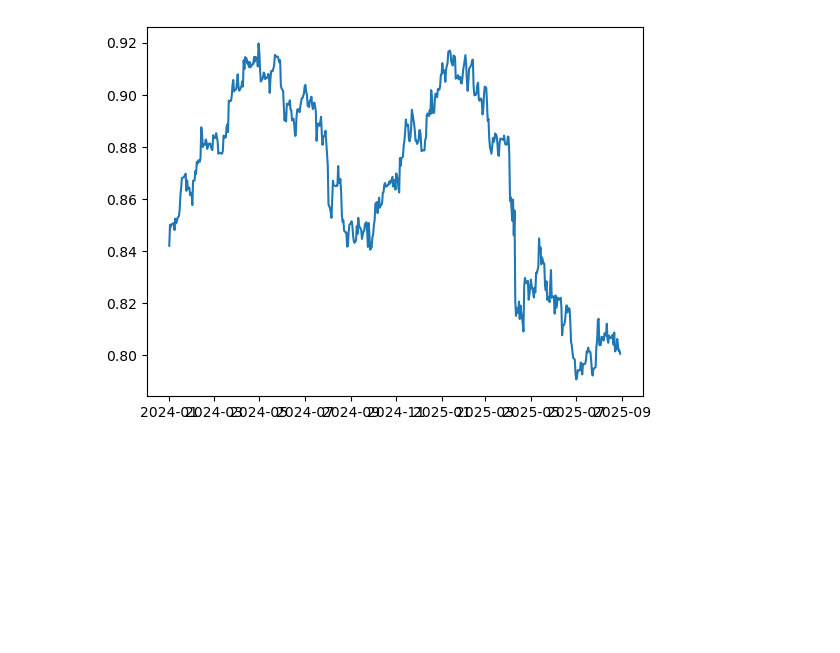
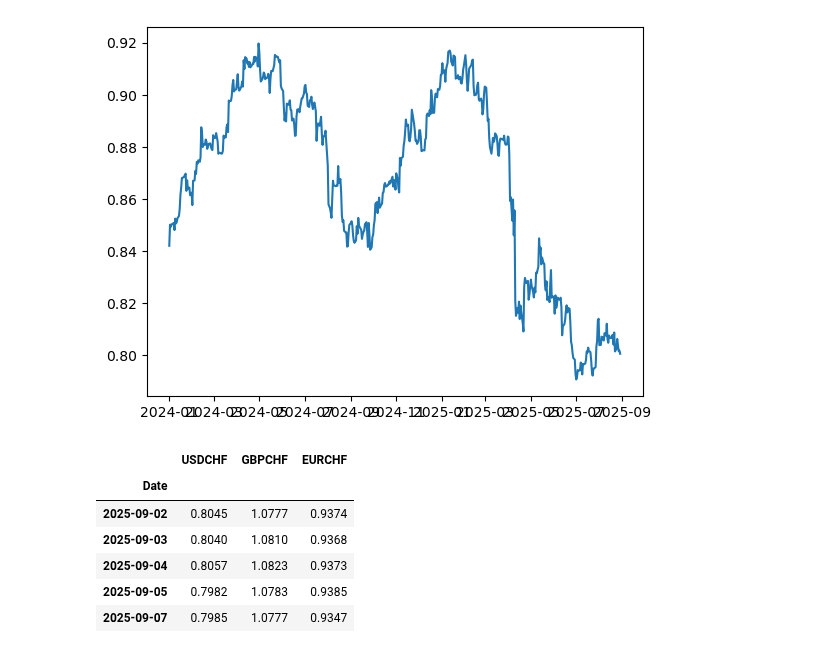
Before and after one commit to nimchimpski/GeoQuant, a Jupyter notebook: eod.ipynb, the cells around one changed output. Saved outputs shown, nothing was run; the diff lists cells and outputs as text; code cells hidden in the pictures; blank space fills up the shorter version.

Commit message:
added FX returns w/ shifting

```diff
--- a/eod.ipynb
+++ b/eod.ipynb
@@ -16,11 +16,11 @@ today = time.strftime("%Y-%m-%d")
 # EQUITY FETCH WITH EOD
 tickers1 = ['ULVR.LSE', 'EMIM.LSE', 'ERNS.LSE', 'IBM.NYSE', 'SGLN.LSE', 'VUAG.LSE', 'WSML.LSE', 'XMWX.LSE']
 
-tickers=['IBM.US']
+tickers=['USDCHF.FOREX']
 
 # EODHD params (provider-specific)
 params_eq = {
-    'from': '2025-01-01',  # EODHD uses from/to
+    'from': '2015-01-01',  # EODHD uses from/to
     'to': today,
     'api_token': EOD_API
 }
@@ -117,6 +42,0 @@ fxdata = requests.get(f'https://api.tiingo.com/tiingo/fx/{ccy}/prices?startDate=
-# %%
-df = pd.read_csv(io.BytesIO(fxdata),header=0, skiprows=[1], parse_dates=[0], index_col=0).sort_index()
-# adj = df['adjClose']
-# close=df['close']
-print(list(df.columns))
-df.index.dtype
@@ -126,6 +42,0 @@ datetime64[ns, UTC]
-# %%
-df = pd.read_csv(io.BytesIO(data),header=0, skiprows=[1], parse_dates=[0], index_col=0).sort_index()
-# adj = df['adjClose']
-# close=df['close']
-print(list(df.columns))
-df.index.dtype
@@ -157,3 +65,80 @@ date
 2025-08-29 00:00:00+00:00    0.800605
 Name: close, Length: 521, dtype: float64
 [figure]
+# %%
+# Fetch and prepare FX Close series from EODHD (UTC close) for CHF conversions
+import io
+import requests
+import pandas as pd
+import os
+
+EOD_API = os.getenv('eod_api_key', EOD_API if 'EOD_API' in globals() else None)
+assert EOD_API, "Missing EOD API key: set eod_api_key in your .env"
+
+pairs = ['USDCHF.FOREX', 'GBPCHF.FOREX', 'EURCHF.FOREX']
+
+def fetch_fx_close(pair: str, start: str = '1990-01-01', end: str = today) -> pd.Series:
+    url = f'https://eodhd.com/api/eod/{pair}'
+    params = {
+        'api_token': EOD_API,
+        'from': start,
+        'to': end,
+        'fmt': 'csv'
+    }
+    r = requests.get(url, params=params, timeout=30)
+    if r.status_code >= 400:
+        print(f"{pair}: HTTP {r.status_code} {r.reason}")
+        return pd.Series(dtype='float64')
+    data = r.content
+    # Guard JSON error payloads
+    if data[:1] in (b'{', b'['):
+        try:
+            msg = data.decode('utf-8', errors='ignore')[:300]
+            print(f"{pair}: JSON response instead of CSV (truncated): {msg}")
+        except Exception:
+            print(f"{pair}: non-CSV response")
+        return pd.Series(dtype='float64')
+    df = pd.read_csv(io.StringIO(data.decode('utf-8')))
+    if df.empty:
+        print(f"{pair}: empty CSV")
+        return pd.Series(dtype='float64')
+    # Locate date/close columns case-insensitively
+    cols_lower = {c.lower(): c for c in df.columns}
+    date_col = cols_lower.get('date') or cols_lower.get('datetime')
+    close_col = cols_lower.get('close')
+    if not date_col or not close_col:
+        print(f"{pair}: missing date/close columns; got {list(df.columns)}")
+        return pd.Series(dtype='float64')
+    df[date_col] = pd.to_datetime(df[date_col], errors='coerce')
+    df = df.dropna(subset=[date_col])
+    df = df.set_index(date_col).sort_index()
+    s = df[close_col].astype('float64')
+    s = s[~s.index.duplicated(keep='last')]
+    s.name = pair.split('.')[0]
+    return s
+
+series = {}
+for p in pairs:
+    try:
+        s = fetch_fx_close(p)
+        if not s.empty:
+            series[s.name] = s
+    except Exception as e:
+        print(f"{p}: fetch failed: {e}")
+
+if series:
+    fx_close = pd.concat(series.values(), axis=1).sort_index()
+    # Forward-fill FX across weekends/holidays; do not backfill
+    fx_close = fx_close.ffill()
+    display(fx_close.tail())
+    print('Earliest dates:', {c: fx_close[c].first_valid_index().date() for c in fx_close.columns})
+else:
+    print('No FX pairs fetched. Check API key/plan and pair symbols.')
+# %% [output]
+|  | USDCHF | GBPCHF | EURCHF |
+| Date |  |  |  |
+| 2025-09-02 | 0.8045 | 1.0777 | 0.9374 |
+| 2025-09-03 | 0.8040 | 1.0810 | 0.9368 |
+| 2025-09-04 | 0.8057 | 1.0823 | 0.9373 |
+| 2025-09-05 | 0.7982 | 1.0783 | 0.9385 |
+| 2025-09-07 | 0.7985 | 1.0777 | 0.9347 |
```
Also changed, not shown: parts of 9 cells of this notebook, 43 other files.
